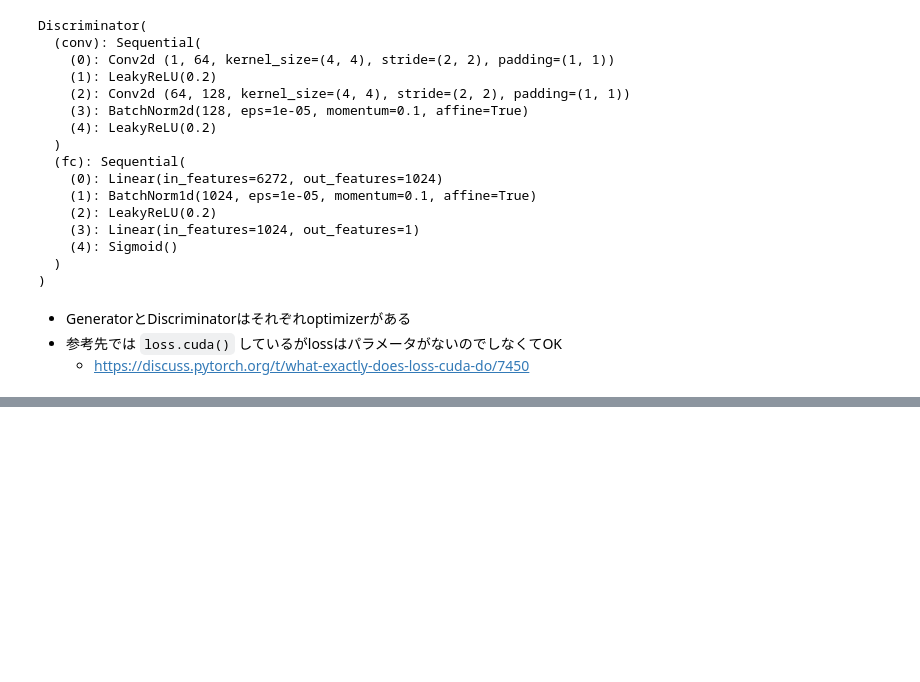
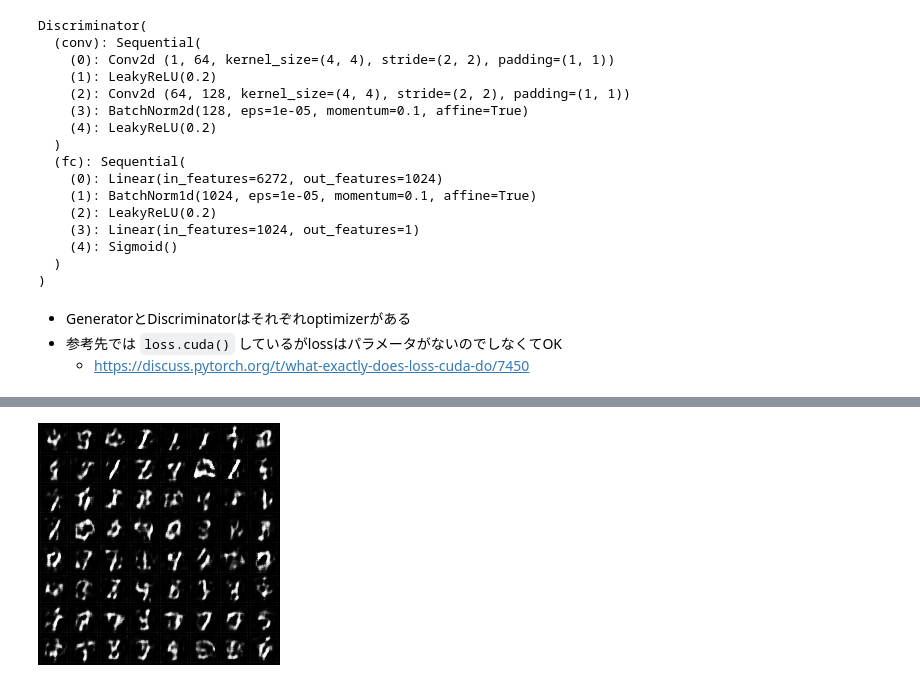
Before and after one commit to aidiary/pytorch-examples, a Jupyter notebook: notebooks/180303-gan.ipynb, the cells around one changed output, grey strips where cells are left out. Drawn from its saved outputs; the diff is of its cells as text; code cells hidden in the pictures; blank space fills up the shorter version.

```diff
--- a/notebooks/180303-gan.ipynb
+++ b/notebooks/180303-gan.ipynb
@@ -285,0 +317,5 @@ KeyboardInterrupt:
+# %%
+from IPython.display import Image
+Image('logs/epoch_001.png')
+# %% [output]
+[figure, added]
```
Also changed, not shown: parts of 9 cells of this notebook.
